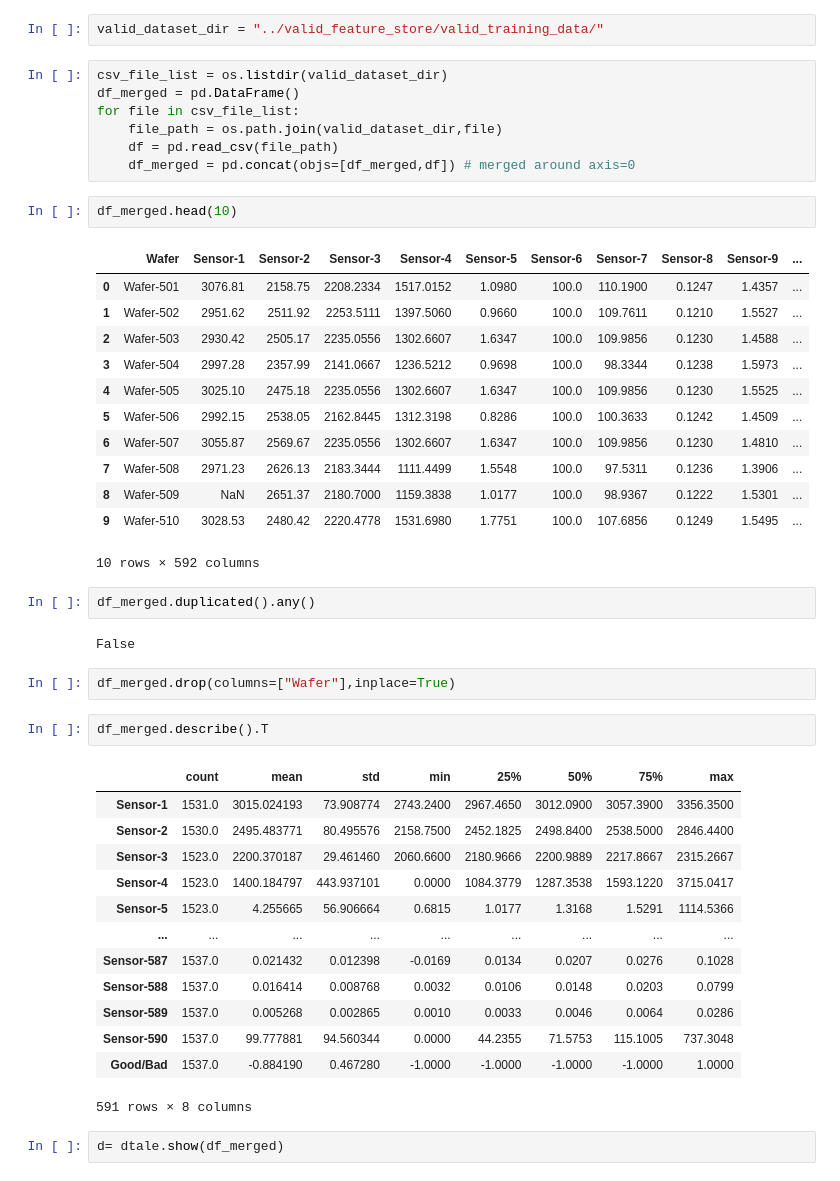
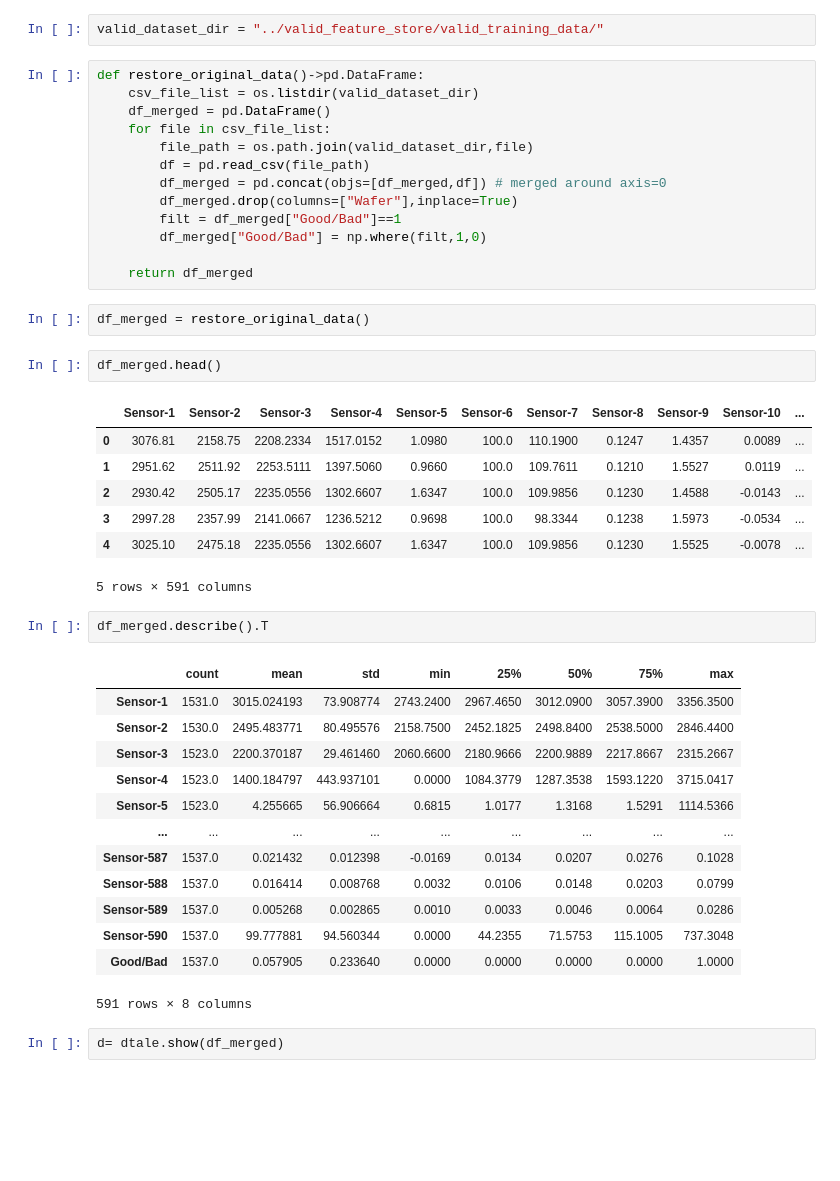
Before and after one commit to ayhanoruc/predictive-wafer-maintenance, a Jupyter notebook: notebook/EDA.ipynb, the cells around one changed output. Drawn from its saved outputs; the diff is of its cells as text; blank space fills up the shorter version.

```diff
--- a/notebook/EDA.ipynb
+++ b/notebook/EDA.ipynb
@@ -64,33 +84,30 @@ warnings.filterwarnings("ignore")
 # %%
 valid_dataset_dir = "../valid_feature_store/valid_training_data/"
 # %%
-csv_file_list = os.listdir(valid_dataset_dir)
-df_merged = pd.DataFrame()
-for file in csv_file_list:
-    file_path = os.path.join(valid_dataset_dir,file)
-    df = pd.read_csv(file_path)
-    df_merged = pd.concat(objs=[df_merged,df]) # merged around axis=0
+def restore_original_data()->pd.DataFrame:
+    csv_file_list = os.listdir(valid_dataset_dir)
+    df_merged = pd.DataFrame()
+    for file in csv_file_list:
+        file_path = os.path.join(valid_dataset_dir,file)
+        df = pd.read_csv(file_path)
+        df_merged = pd.concat(objs=[df_merged,df]) # merged around axis=0
+        df_merged.drop(columns=["Wafer"],inplace=True)
+        filt = df_merged["Good/Bad"]==1
+        df_merged["Good/Bad"] = np.where(filt,1,0)
+
+    return df_merged
+# %%
+df_merged = restore_original_data()
 # %%
-df_merged.head(10)
+df_merged.head()
 # %% [output]
-|  | Wafer | Sensor-1 | Sensor-2 | Sensor-3 | Sensor-4 | Sensor-5 | Sensor-6 | Sensor-7 | Sensor-8 | Sensor-9 | ... |
-| 0 | Wafer-501 | 3076.81 | 2158.75 | 2208.2334 | 1517.0152 | 1.0980 | 100.0 | 110.1900 | 0.1247 | 1.4357 | ... |
-| 1 | Wafer-502 | 2951.62 | 2511.92 | 2253.5111 | 1397.5060 | 0.9660 | 100.0 | 109.7611 | 0.1210 | 1.5527 | ... |
-| 2 | Wafer-503 | 2930.42 | 2505.17 | 2235.0556 | 1302.6607 | 1.6347 | 100.0 | 109.9856 | 0.1230 | 1.4588 | ... |
-| 3 | Wafer-504 | 2997.28 | 2357.99 | 2141.0667 | 1236.5212 | 0.9698 | 100.0 | 98.3344 | 0.1238 | 1.5973 | ... |
-| 4 | Wafer-505 | 3025.10 | 2475.18 | 2235.0556 | 1302.6607 | 1.6347 | 100.0 | 109.9856 | 0.1230 | 1.5525 | ... |
-| 5 | Wafer-506 | 2992.15 | 2538.05 | 2162.8445 | 1312.3198 | 0.8286 | 100.0 | 100.3633 | 0.1242 | 1.4509 | ... |
-| 6 | Wafer-507 | 3055.87 | 2569.67 | 2235.0556 | 1302.6607 | 1.6347 | 100.0 | 109.9856 | 0.1230 | 1.4810 | ... |
-| 7 | Wafer-508 | 2971.23 | 2626.13 | 2183.3444 | 1111.4499 | 1.5548 | 100.0 | 97.5311 | 0.1236 | 1.3906 | ... |
-| 8 | Wafer-509 | NaN | 2651.37 | 2180.7000 | 1159.3838 | 1.0177 | 100.0 | 98.9367 | 0.1222 | 1.5301 | ... |
-| 9 | Wafer-510 | 3028.53 | 2480.42 | 2220.4778 | 1531.6980 | 1.7751 | 100.0 | 107.6856 | 0.1249 | 1.5495 | ... |
+|  | Sensor-1 | Sensor-2 | Sensor-3 | Sensor-4 | Sensor-5 | Sensor-6 | Sensor-7 | Sensor-8 | Sensor-9 | Sensor-10 | ... |
+| 0 | 3076.81 | 2158.75 | 2208.2334 | 1517.0152 | 1.0980 | 100.0 | 110.1900 | 0.1247 | 1.4357 | 0.0089 | ... |
+| 1 | 2951.62 | 2511.92 | 2253.5111 | 1397.5060 | 0.9660 | 100.0 | 109.7611 | 0.1210 | 1.5527 | 0.0119 | ... |
+| 2 | 2930.42 | 2505.17 | 2235.0556 | 1302.6607 | 1.6347 | 100.0 | 109.9856 | 0.1230 | 1.4588 | -0.0143 | ... |
+| 3 | 2997.28 | 2357.99 | 2141.0667 | 1236.5212 | 0.9698 | 100.0 | 98.3344 | 0.1238 | 1.5973 | -0.0534 | ... |
+| 4 | 3025.10 | 2475.18 | 2235.0556 | 1302.6607 | 1.6347 | 100.0 | 109.9856 | 0.1230 | 1.5525 | -0.0078 | ... |
-10 rows × 592 columns
+5 rows × 591 columns
-# %%
-df_merged.duplicated().any()
-# %% [output]
-False
-# %%
-df_merged.drop(columns=["Wafer"],inplace=True)
 # %%
 df_merged.describe().T
 # %% [output]
@@ -105,7 +122,7 @@ df_merged.describe().T
 | Sensor-588 | 1537.0 | 0.016414 | 0.008768 | 0.0032 | 0.0106 | 0.0148 | 0.0203 | 0.0799 |
 | Sensor-589 | 1537.0 | 0.005268 | 0.002865 | 0.0010 | 0.0033 | 0.0046 | 0.0064 | 0.0286 |
 | Sensor-590 | 1537.0 | 99.777881 | 94.560344 | 0.0000 | 44.2355 | 71.5753 | 115.1005 | 737.3048 |
-| Good/Bad | 1537.0 | -0.884190 | 0.467280 | -1.0000 | -1.0000 | -1.0000 | -1.0000 | 1.0000 |
+| Good/Bad | 1537.0 | 0.057905 | 0.233640 | 0.0000 | 0.0000 | 0.0000 | 0.0000 | 1.0000 |
 591 rows × 8 columns
 # %%
 d= dtale.show(df_merged)
```
Also changed, not shown: parts of 75 cells of this notebook, 1 other file.
